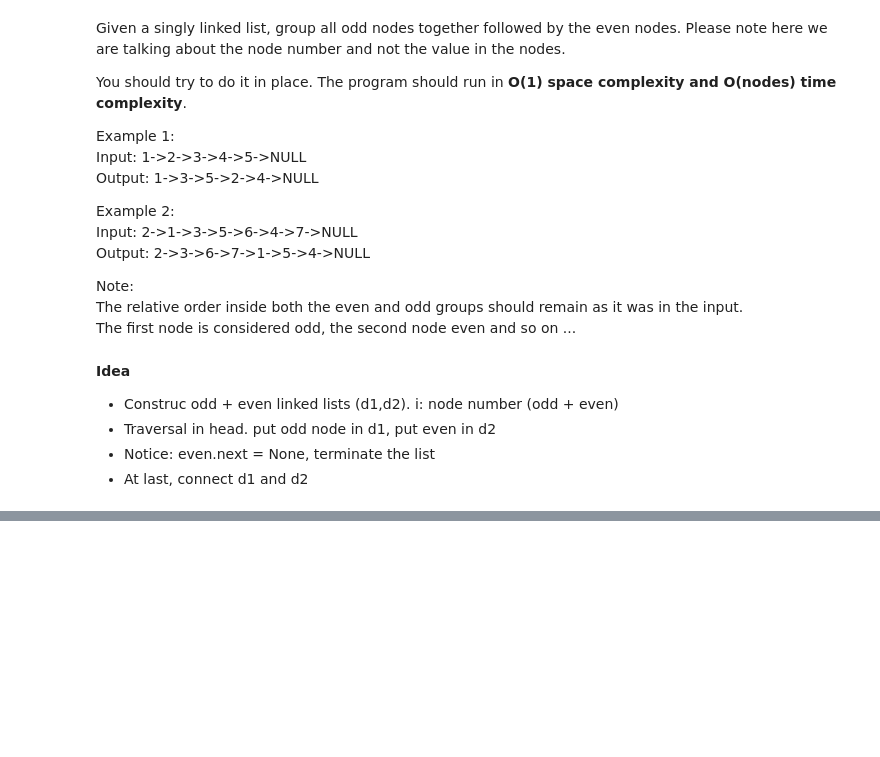
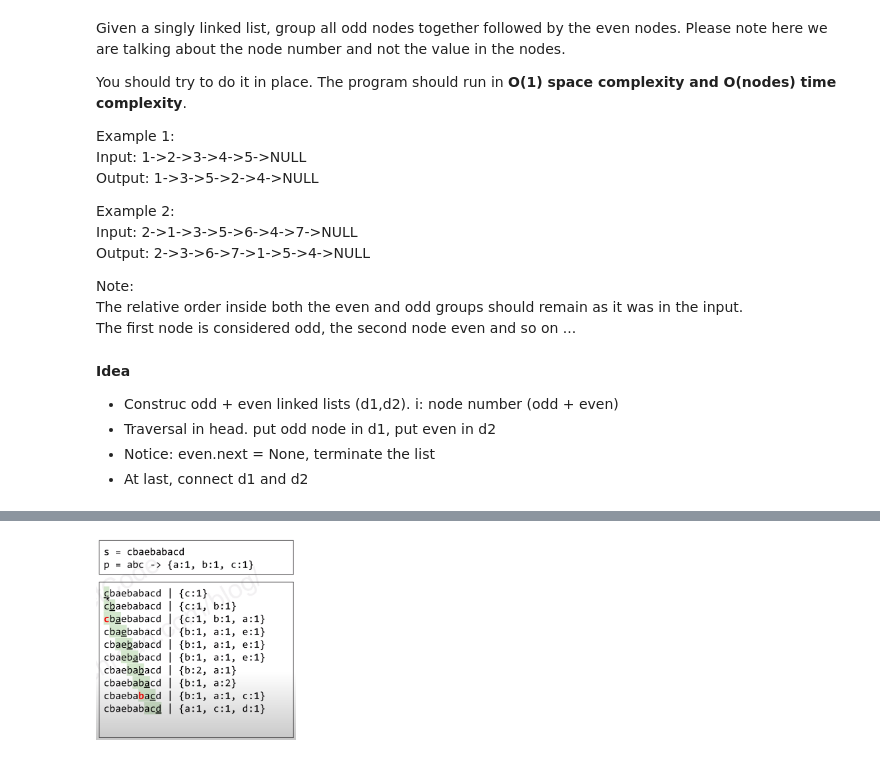
Before and after one commit to JiajingZhao/Leetcode-Challenge, a Jupyter notebook: May Leetcoding Challenge 5.1-5.30/3rd Week 5.15-5.21.ipynb, the cells around one changed output, grey strips where cells are left out. Cells and saved outputs as stored; diff of their text form; code cells hidden in the pictures; blank space fills up the shorter version.

```diff
--- a/May Leetcoding Challenge 5.1-5.30/3rd Week 5.15-5.21.ipynb
+++ b/May Leetcoding Challenge 5.1-5.30/3rd Week 5.15-5.21.ipynb
@@ -107,0 +135,5 @@ class Solution:
+# %%
+from IPython.display import Image
+Image(filename = '.\Find All Anagrams in a String.jpg', width=200, height=300)
+# %% [output]
+[figure, added]
```
Also changed, not shown: parts of 6 cells of this notebook, 1 other file.
